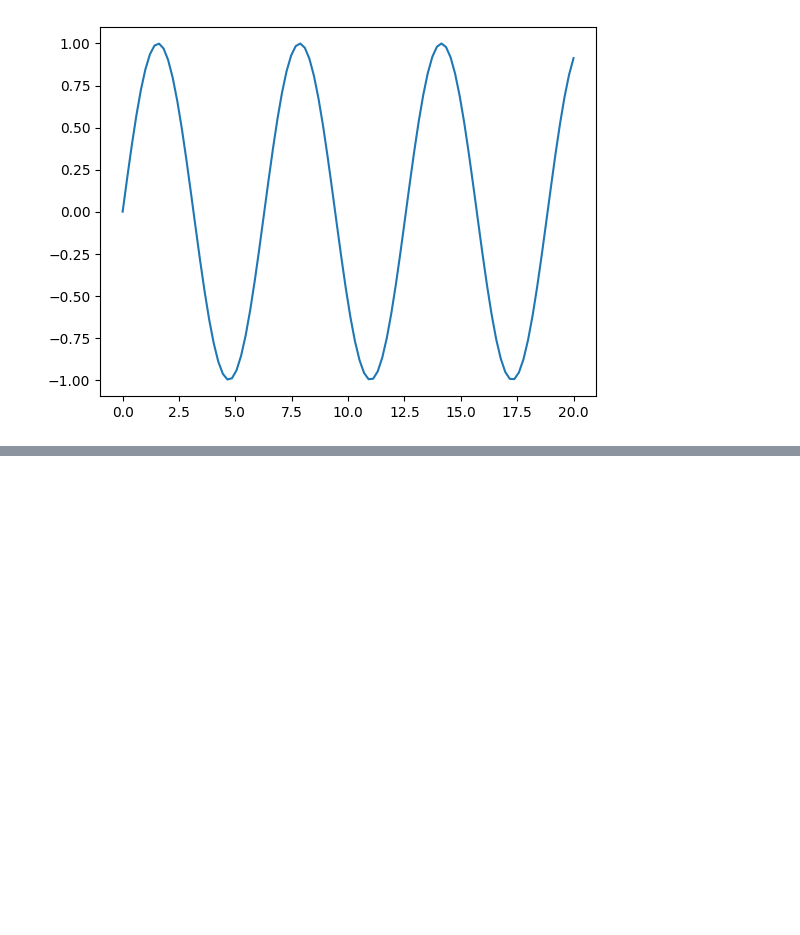
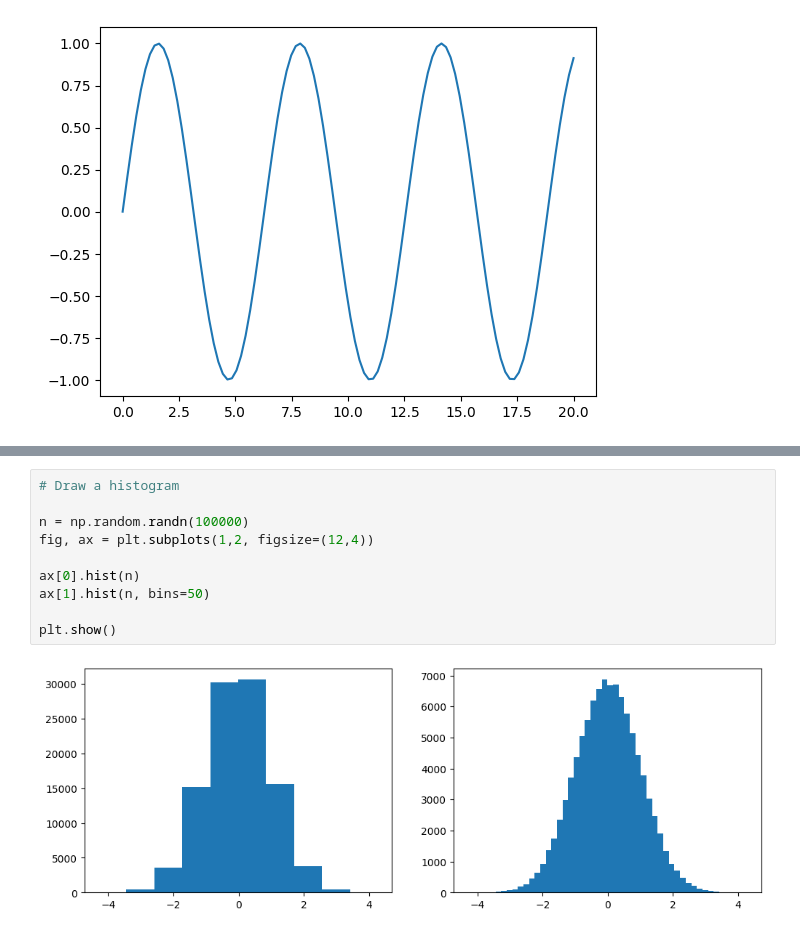
Before and after one commit to muhammadadilnaeem/Simplilearn-Python-For-Beginners, a Jupyter notebook: 10_matplotlib/01_matplotlib.ipynb, the cells around one changed output, grey strips where cells are left out. Saved outputs shown, nothing was run; the diff lists cells and outputs as text; blank space fills up the shorter version.

```diff
--- a/10_matplotlib/01_matplotlib.ipynb
+++ b/10_matplotlib/01_matplotlib.ipynb
@@ -33,0 +44,12 @@ plt.show()                   # Display
+# %%
+# Draw a histogram
+
+n = np.random.randn(100000)
+fig, ax = plt.subplots(1,2, figsize=(12,4))
+
+ax[0].hist(n)
+ax[1].hist(n, bins=50)
+
+plt.show()
+# %% [output]
+[figure, added]
```
Also changed, not shown: parts of 3 cells of this notebook.
